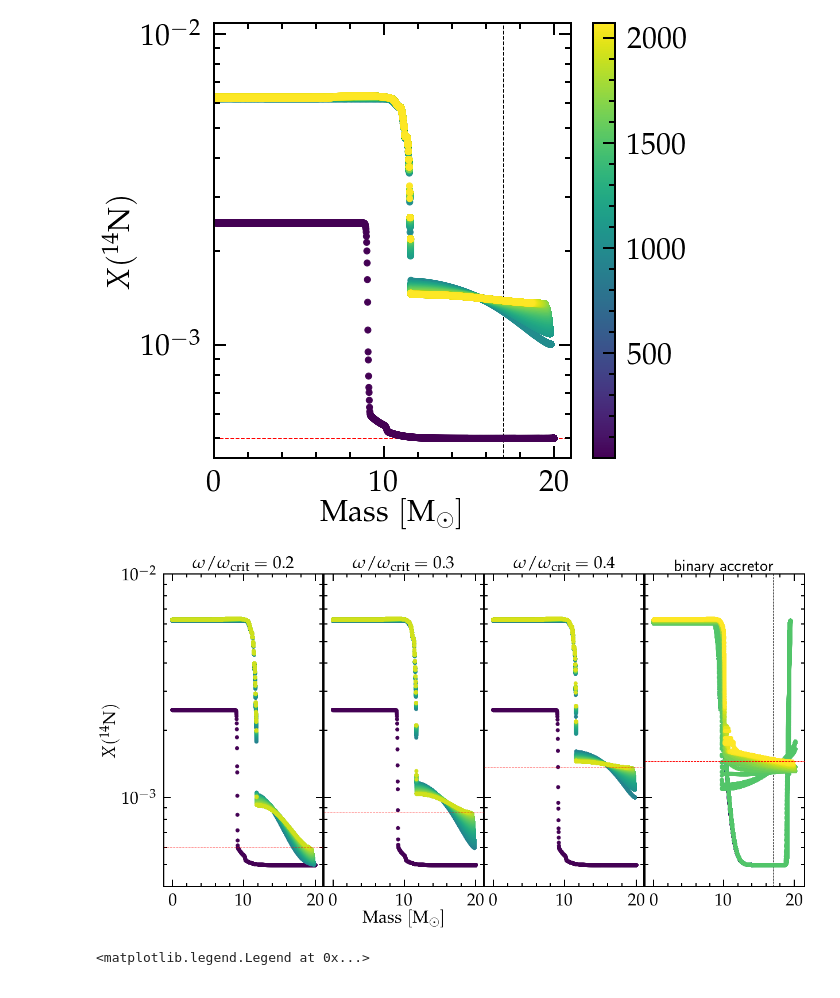
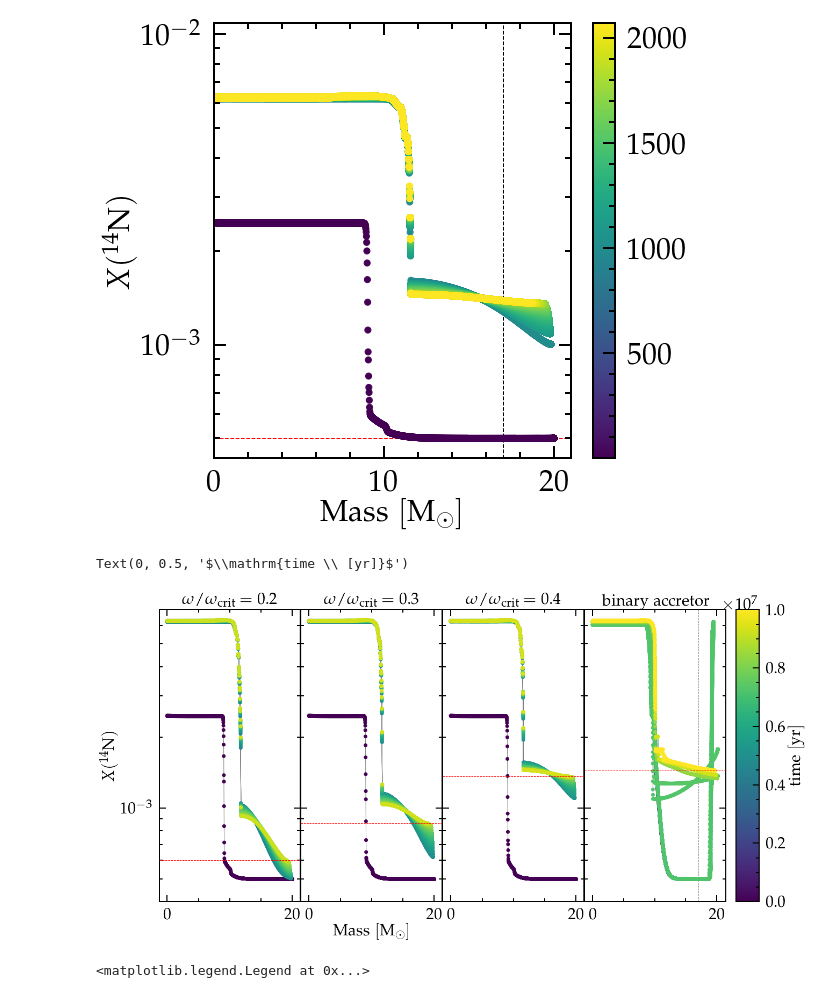
Before and after one commit to mathren/zeta_oph, a Jupyter notebook: notebooks/mixing.ipynb, the cells around one changed output. Cells and saved outputs as stored; diff of their text form; code cells hidden in the pictures.

```diff
--- a/notebooks/mixing.ipynb
+++ b/notebooks/mixing.ipynb
@@ -327,11 +327,12 @@ ax.set_xlim(0, 21)
 # %%
 # three rot rate
 fig = plt.figure(figsize=(20,10))
-gs = gridspec.GridSpec(120, 120)
+gs = gridspec.GridSpec(120, 127)
 ax1 = fig.add_subplot(gs[:,:30])
 ax2 = fig.add_subplot(gs[:,30:60])
 ax3 = fig.add_subplot(gs[:, 60:90])
-ax4 = fig.add_subplot(gs[:, 90:])
+ax4 = fig.add_subplot(gs[:, 90:120])
+cax = fig.add_subplot(gs[:, 122:])
 axes = [ax1,ax2,ax3, ax4]
 
 ax2.set_xlabel(r"$\mathrm{Mass \ [M_\odot]}$")
@@ -339,42 +340,44 @@ ax1.set_ylabel(r"$X(^{14}\mathrm{N})$")
 
 for ax in axes:
     ax.set_yscale('log')
-    ax.set_ylim(ymax=1e-2, ymin=4e-4)
+    ax.set_ylim(ymax=7e-3, ymin=4e-4)
 ax2.set_yticklabels([])
 ax3.set_yticklabels([])
 ax4.set_yticklabels([])
 
 folders = [
     "/mnt/home/mrenzo/RUNS/zeta_ophiuchi/single_star/Z0.01/20/rot_0.2_crit/LOGS/",
     "/mnt/home/mrenzo/RUNS/zeta_ophiuchi/single_star/Z0.01/20/rot_0.3_crit/LOGS/",
     "/mnt/home/mrenzo/RUNS/zeta_ophiuchi/single_star/Z0.01/20/rot_0.4_crit/LOGS/",
     "/mnt/home/mrenzo/RUNS/zeta_ophiuchi/M1_25_M2_17_P100_Z0.01/re-run_exponential/binary_to_postRLOF/LOGS2/"]
 
 max_age = 0
 
 for folder in folders:
     ax = axes[folders.index(folder)]
     if "single" in folder:
         title = "$\omega/\omega_\mathrm{crit}="+str(folder.split('/')[-3].split('_')[1])+"$"
         profiles = sorted(glob.glob(folder+"/p*data"), key=get_age_from_profile)
     if "binary" in folder:
         title = "$\mathrm{binary\ accretor}$"
         ax.axvline(17,0,1,lw=1, ls="--", c='k', zorder=0)
         profiles = sorted(glob.glob(folder+"/p*data")+glob.glob(folder+'../../accretor_to_TAMS/LOGS/p*.data'), key=get_age_from_profile)
     ax.set_title(title, fontsize=30)
-    # print(profiles)
-    for profile in profiles:
+    for profile in profiles[::5]:
         src, col = getSrcCol(profile)
         n = src[:, col.index("n14")]
         m = src[:, col.index("mass")]
-        # modnum = get_modnum_from_profile(profile)
         age = get_age_from_profile(profile)
-        if age > max_age: max_age = age
+        ax.plot(m, n, c='#808080', lw=1, zorder=0)
         p = ax.scatter(m,n, c=[age]*len(n), vmin=0, vmax=1e7)
-        if profile == profiles[-1]:
+        if profile == profiles[::5][-1]:
             ax.axhline(n[0],0,1, lw=1, ls='--', c='r', zorder=100)
+
+fig.colorbar(p, cax=cax)
+cax.set_ylabel("$\mathrm{time \ [yr]}$")
 # %% [output]
+Text(0, 0.5, '$\\mathrm{time \\ [yr]}$')
-[figure, old version]
+[figure, new version]
 # %%
 fig = plt.figure(figsize=(10,10))
 gs = gridspec.GridSpec(120, 120)
```
Also changed, not shown: 2 other files.
